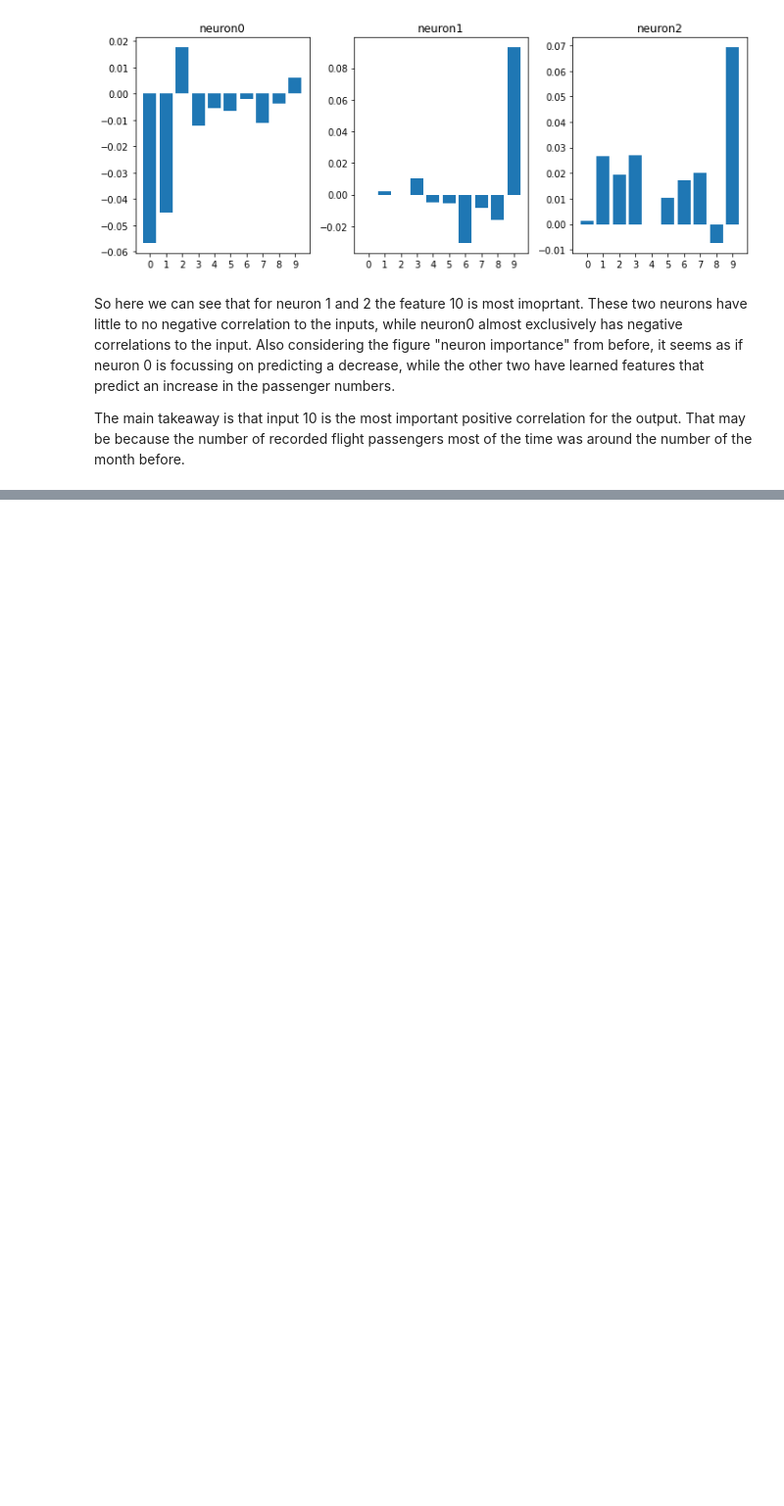
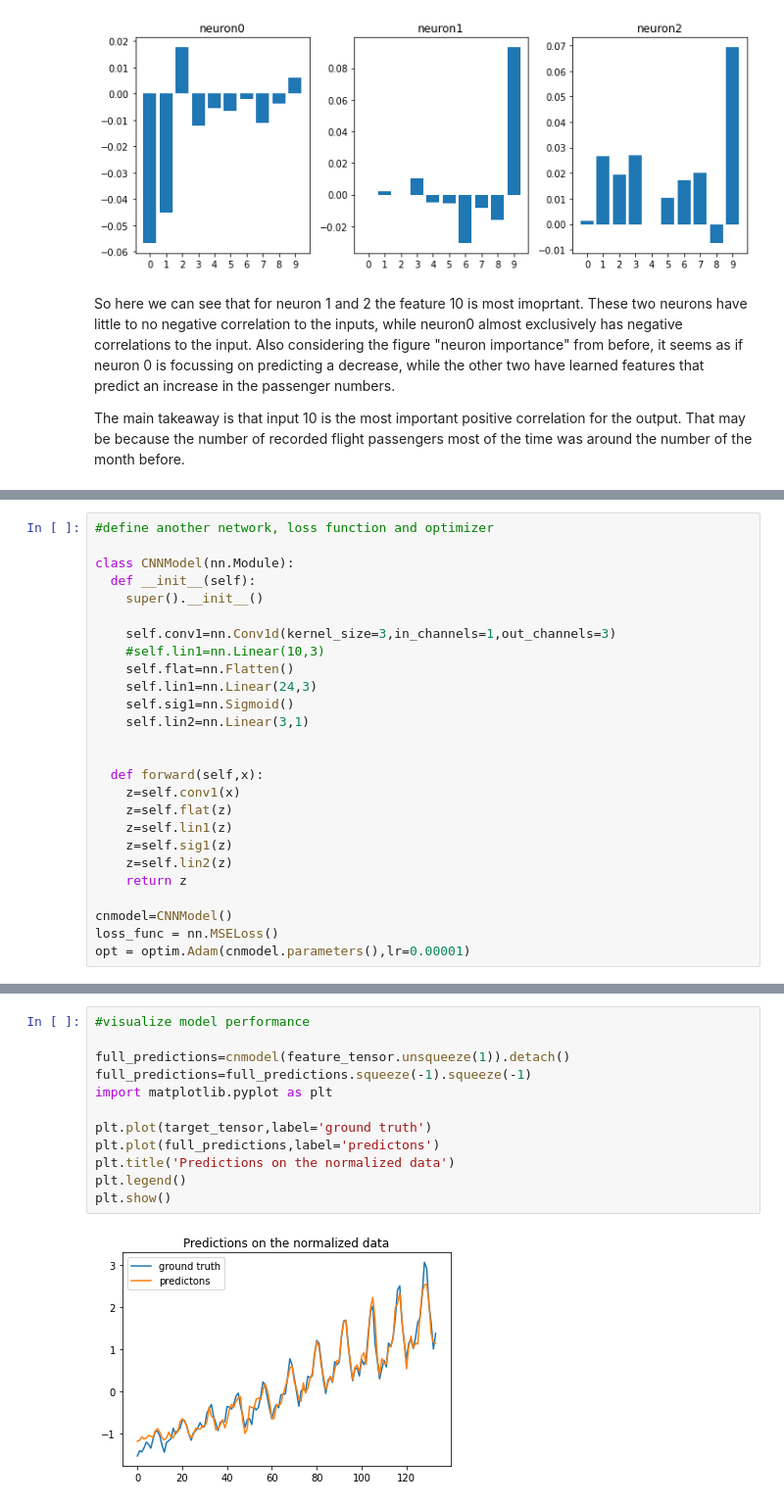
Before and after one commit to le-rosseburg/SanityChecks, a Jupyter notebook: notebooks/captum_on_timeseries.ipynb, the cells around one changed output, grey strips where cells are left out. Shown: that part at 98% size. Saved outputs shown, nothing was run; the diff lists cells and outputs as text; blank space fills up the shorter version.

```diff
--- a/notebooks/captum_on_timeseries.ipynb
+++ b/notebooks/captum_on_timeseries.ipynb
@@ -192,0 +305,26 @@ The main takeaway is that input 10 is the most important positive correlation fo
+# %%
+#define another network, loss function and optimizer
+
+class CNNModel(nn.Module):
+  def __init__(self):
+    super().__init__()
+
+    self.conv1=nn.Conv1d(kernel_size=3,in_channels=1,out_channels=3)
+    #self.lin1=nn.Linear(10,3)
+    self.flat=nn.Flatten()
+    self.lin1=nn.Linear(24,3)
+    self.sig1=nn.Sigmoid()
+    self.lin2=nn.Linear(3,1)
+
+
+  def forward(self,x):
+    z=self.conv1(x)
+    z=self.flat(z)
+    z=self.lin1(z)
+    z=self.sig1(z)
+    z=self.lin2(z)
+    return z
+
+cnmodel=CNNModel()
+loss_func = nn.MSELoss()
+opt = optim.Adam(cnmodel.parameters(),lr=0.00001)
@@ -192,0 +377,14 @@ The main takeaway is that input 10 is the most important positive correlation fo
+# %%
+#visualize model performance
+
+full_predictions=cnmodel(feature_tensor.unsqueeze(1)).detach()
+full_predictions=full_predictions.squeeze(-1).squeeze(-1)
+import matplotlib.pyplot as plt
+
+plt.plot(target_tensor,label='ground truth')
+plt.plot(full_predictions,label='predictons')
+plt.title('Predictions on the normalized data')
+plt.legend()
+plt.show()
+# %% [output]
+[figure, added]
```
Also changed, not shown: parts of 17 cells of this notebook, 5 other files.
